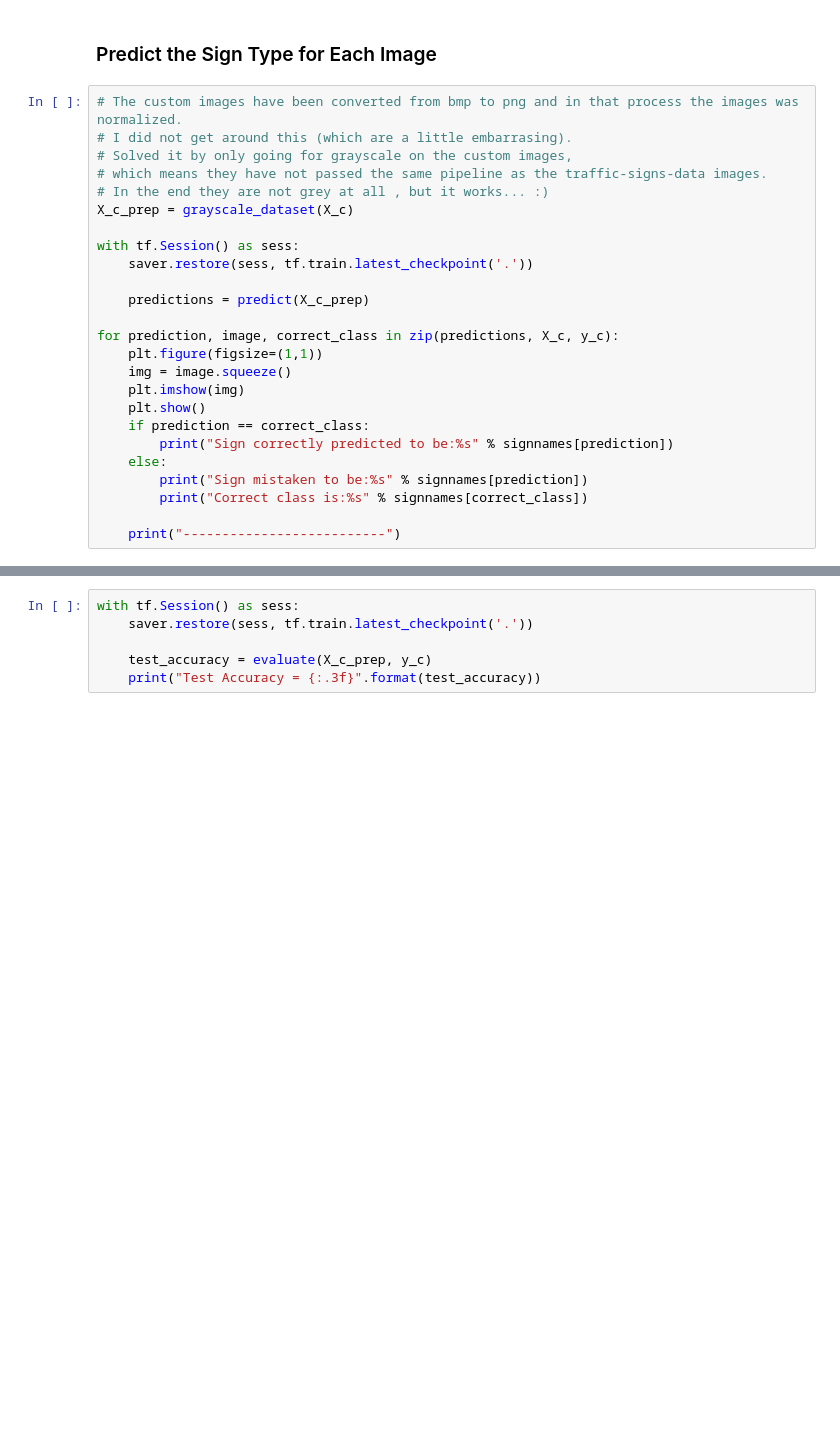
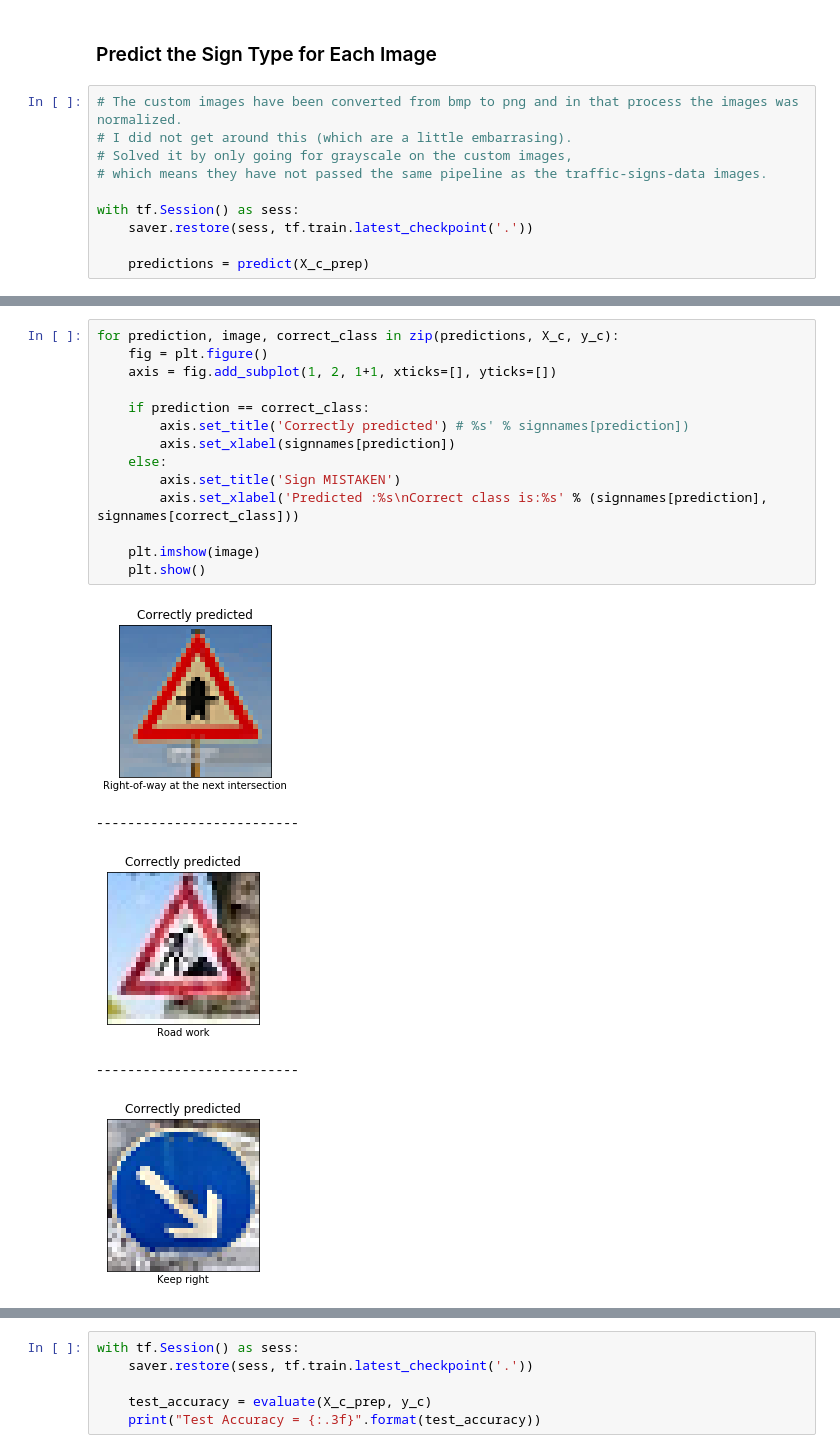
Before and after one commit to Moghan/CarND-Traffic-Sign-Classifier-Project, a Jupyter notebook: Traffic_Sign_Classifier.ipynb, the cells around one changed output, grey strips where cells are left out. Saved outputs shown, nothing was run; the diff lists cells and outputs as text; blank space fills up the shorter version.

```diff
--- a/Traffic_Sign_Classifier.ipynb
+++ b/Traffic_Sign_Classifier.ipynb
@@ -445,23 +436,8 @@ plt.show()
 # I did not get around this (which are a little embarrasing).
 # Solved it by only going for grayscale on the custom images,
 # which means they have not passed the same pipeline as the traffic-signs-data images.
-# In the end they are not grey at all , but it works... :)
-X_c_prep = grayscale_dataset(X_c)
 
 with tf.Session() as sess:
     saver.restore(sess, tf.train.latest_checkpoint('.'))
 
     predictions = predict(X_c_prep)
-
-for prediction, image, correct_class in zip(predictions, X_c, y_c):
-    plt.figure(figsize=(1,1))
-    img = image.squeeze()
-    plt.imshow(img)
-    plt.show()
-    if prediction == correct_class:
-        print("Sign correctly predicted to be:%s" % signnames[prediction])
-    else:
-        print("Sign mistaken to be:%s" % signnames[prediction])
-        print("Correct class is:%s" % signnames[correct_class])
-
-    print("--------------------------")
@@ -487,0 +446,20 @@ Sign correctly predicted to be:General caution
+# %%
+for prediction, image, correct_class in zip(predictions, X_c, y_c):
+    fig = plt.figure()
+    axis = fig.add_subplot(1, 2, 1+1, xticks=[], yticks=[])
+
+    if prediction == correct_class:
+        axis.set_title('Correctly predicted') # %s' % signnames[prediction])
+        axis.set_xlabel(signnames[prediction])
+    else:
+        axis.set_title('Sign MISTAKEN')
+        axis.set_xlabel('Predicted :%s\nCorrect class is:%s' % (signnames[prediction], signnames[correct_class]))
+
+    plt.imshow(image)
+    plt.show()
+# %% [output]
+[figure, added]
+--------------------------
+[figure, added]
+--------------------------
+[figure, added]
```
Also changed, not shown: parts of 7 cells of this notebook, 6 other files.
